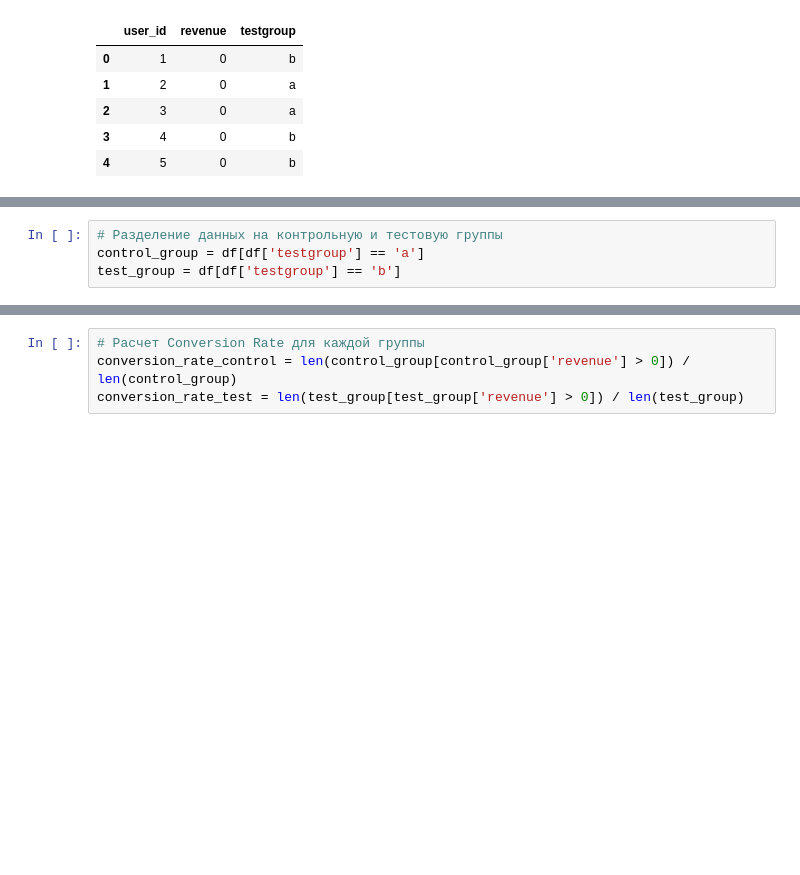
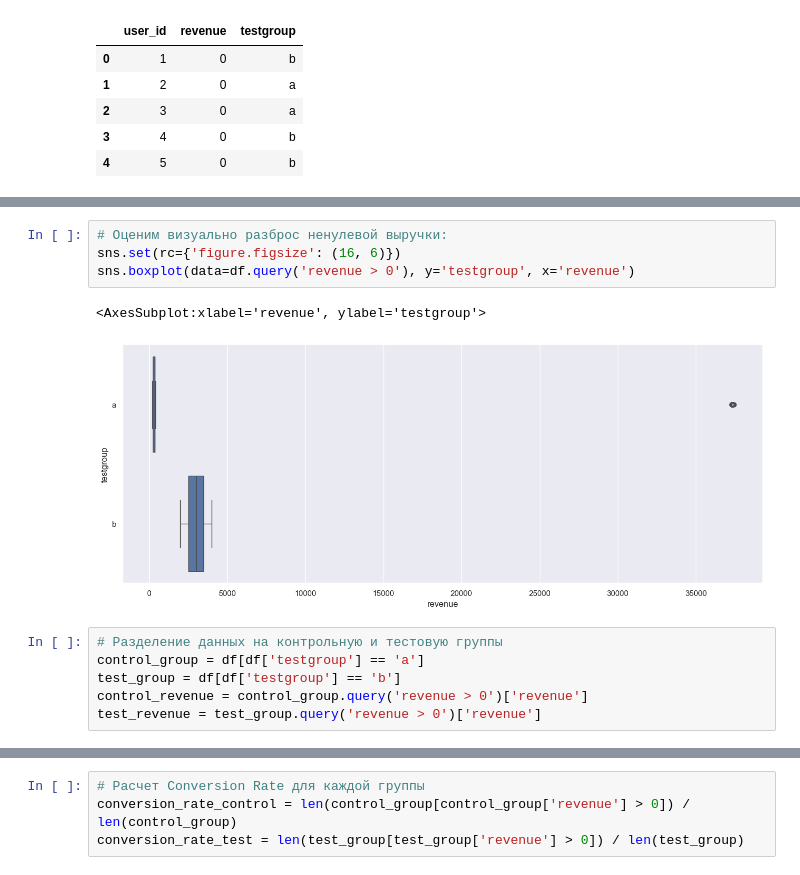
Before and after one commit to Safar2003/project, a Jupyter notebook: project_final_course_pet.ipynb, the cells around one changed output, grey strips where cells are left out. Cells and saved outputs as stored; diff of their text form; blank space fills up the shorter version.

```diff
--- a/project_final_course_pet.ipynb
+++ b/project_final_course_pet.ipynb
@@ -351,4 +504,13 @@ df.describe()
+# %%
+# Оценим визуально разброс ненулевой выручки:
+sns.set(rc={'figure.figsize': (16, 6)})
+sns.boxplot(data=df.query('revenue > 0'), y='testgroup', x='revenue')
+# %% [output]
+<AxesSubplot:xlabel='revenue', ylabel='testgroup'>
+[figure, added]
 # %%
 # Разделение данных на контрольную и тестовую группы
 control_group = df[df['testgroup'] == 'a']
 test_group = df[df['testgroup'] == 'b']
+control_revenue = control_group.query('revenue > 0')['revenue']
+test_revenue = test_group.query('revenue > 0')['revenue']
```
Also changed, not shown: parts of 47 cells of this notebook.
